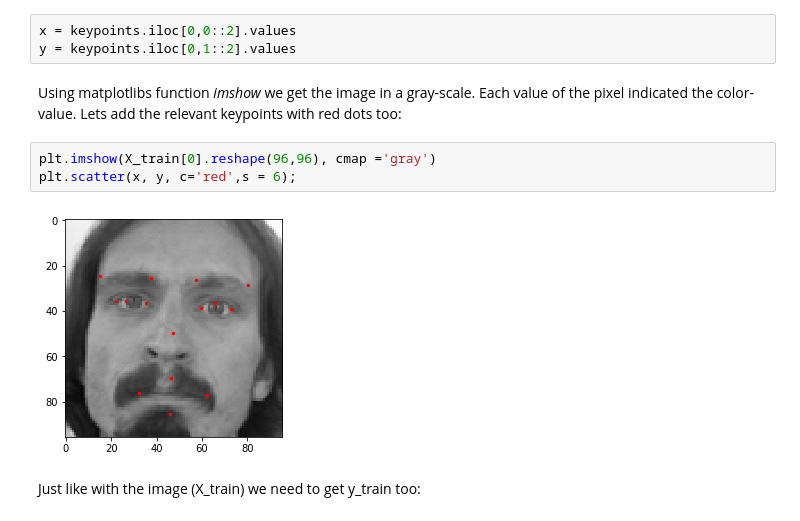
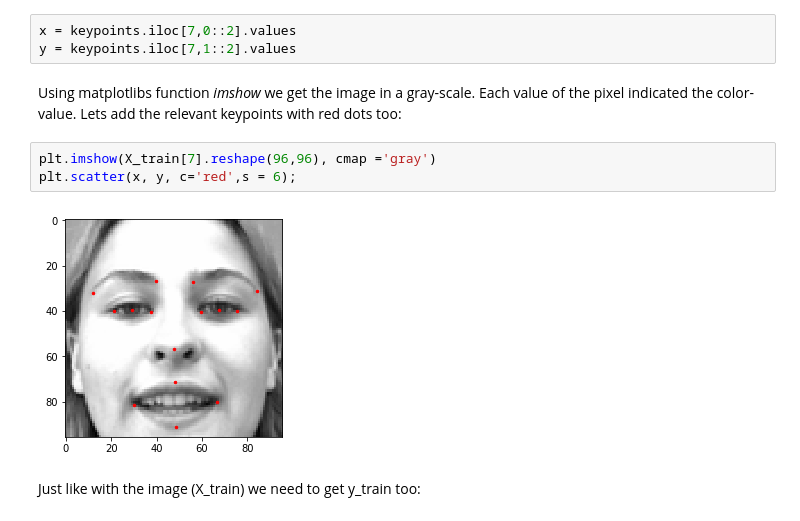
Before and after one commit to AntoniaSch/Facial-Keypoints-Detector, a Jupyter notebook: Facial_Keypoints.ipynb, the cells around one changed output. Drawn from its saved outputs; the diff is of its cells as text.

```diff
--- a/Facial_Keypoints.ipynb
+++ b/Facial_Keypoints.ipynb
@@ -101,15 +121,15 @@ mouth_center_top_lip_x       43.312602
 mouth_center_bottom_lip_x    43.130707
 Name: 0, dtype: float64
 # %%
-x = keypoints.iloc[0,0::2].values
-y = keypoints.iloc[0,1::2].values
+x = keypoints.iloc[7,0::2].values
+y = keypoints.iloc[7,1::2].values
 # %% [markdown]
 Using matplotlibs function *imshow* we get the image in a gray-scale. Each value of the pixel indicated the color-value. Lets add the relevant keypoints with red dots too:
 # %%
-plt.imshow(X_train[0].reshape(96,96), cmap ='gray')
+plt.imshow(X_train[7].reshape(96,96), cmap ='gray')
 plt.scatter(x, y, c='red',s = 6);
 # %% [output]
-[figure, old version]
+[figure, new version]
 # %% [markdown]
 Just like with the image (X_train) we need to get y_train too:
 # %%
```
Also changed, not shown: parts of 17 cells of this notebook.
